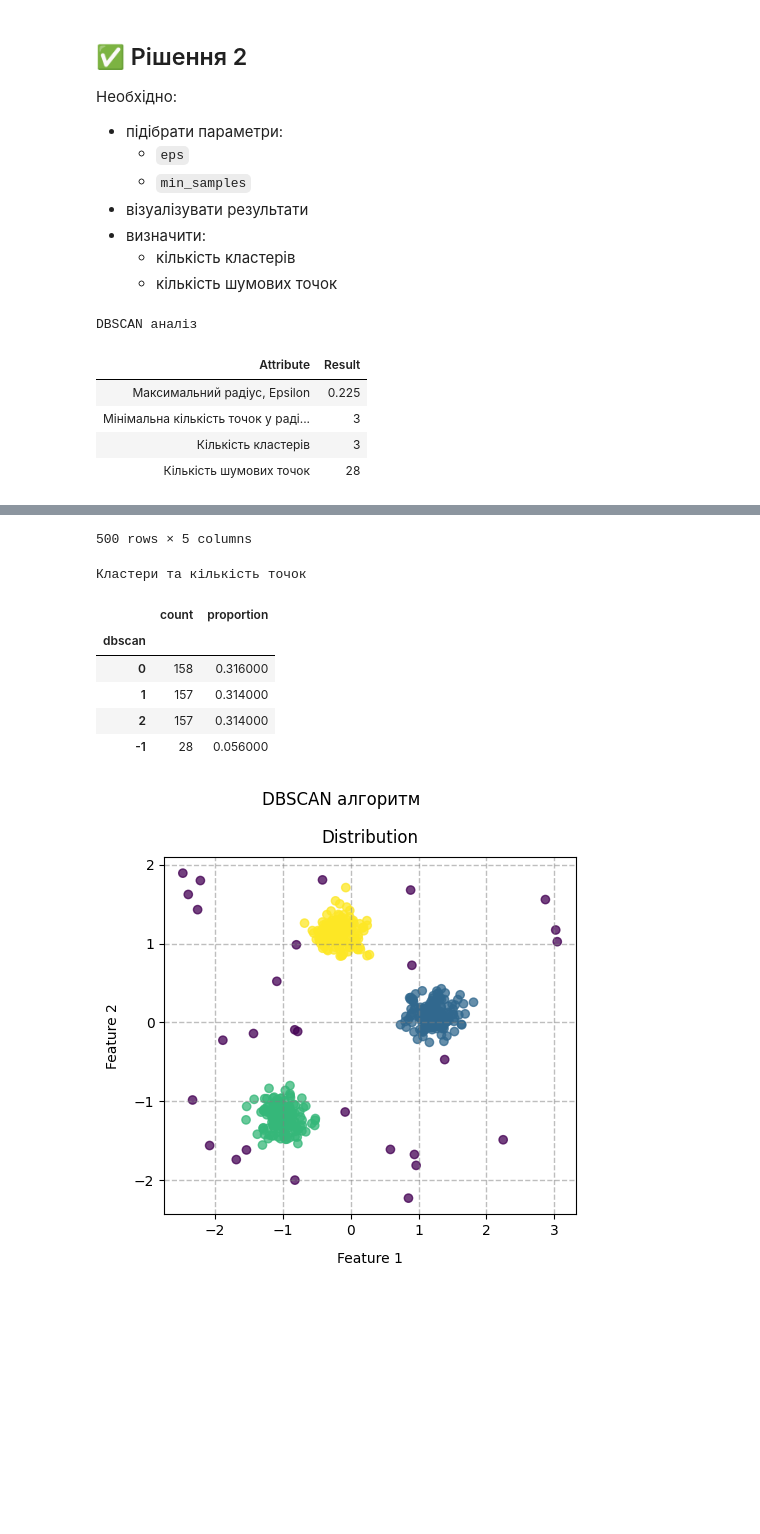
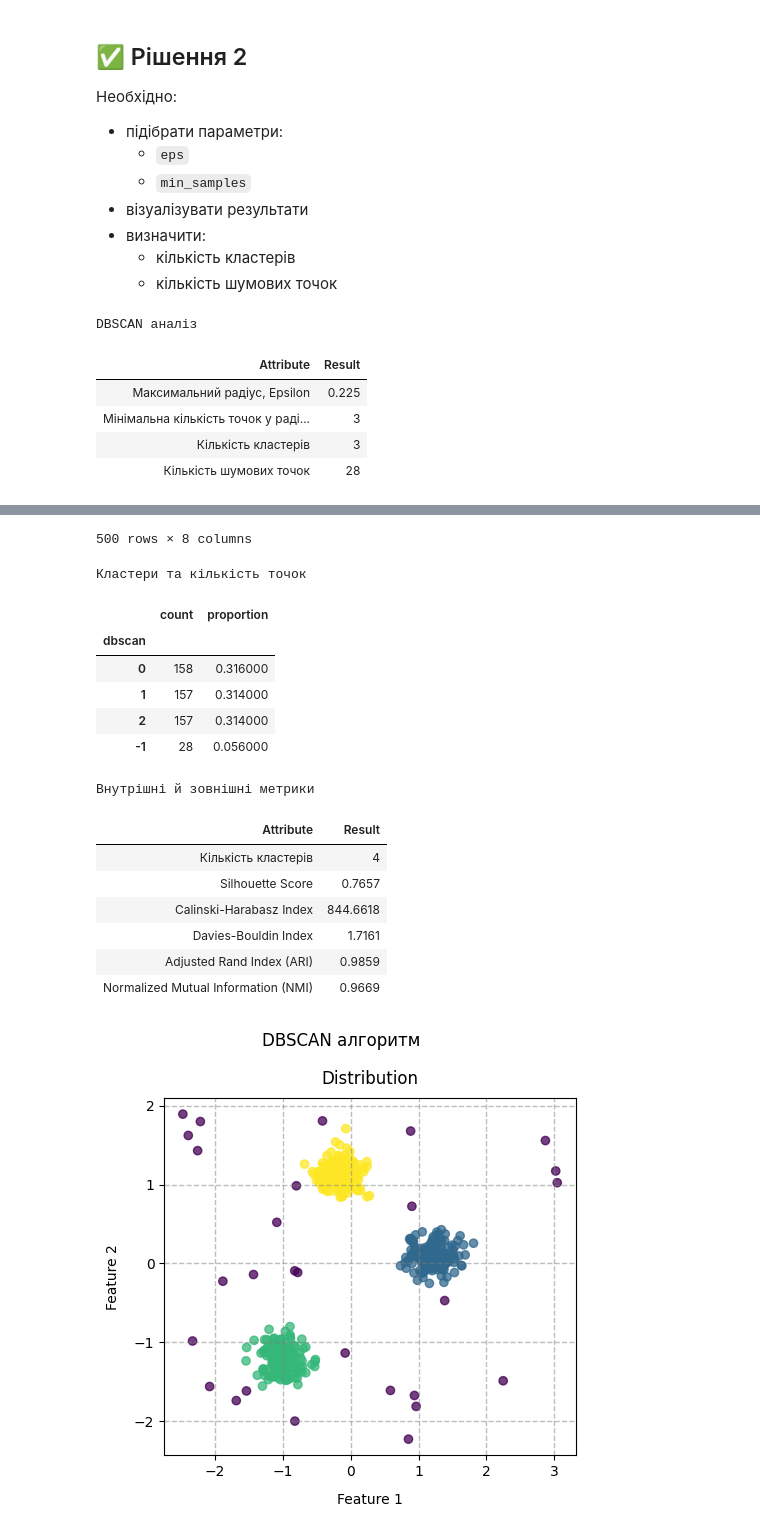
Before and after one commit to BogdanPinchuk/DataScience-PBY_HW19, a Jupyter notebook: Bohdan_Pinchuk_DS_HW19.ipynb, the cells around one changed output, grey strips where cells are left out. Drawn from its saved outputs; the diff is of its cells as text; code cells hidden in the pictures; blank space fills up the shorter version.

```diff
--- a/Bohdan_Pinchuk_DS_HW19.ipynb
+++ b/Bohdan_Pinchuk_DS_HW19.ipynb
@@ -615,6 +627,7 @@ eps_opt = 0.225
 min_samples_opt = 3
 dbscan_col_name = "dbscan"
 data_set = cluster_dataset_sc[[f1_col_name, f2_col_name]]
+labels_true = cluster_dataset_sc[y_col_name]
 
 # Solution
 dbscan = DBSCAN(
@@ -643,6 +656,8 @@ display(pd.concat([
     cluster_dataset_sc[dbscan_col_name].value_counts(),
     cluster_dataset_sc[dbscan_col_name].value_counts(normalize=True),
 ], axis=1).style.set_caption("Кластери та кількість точок"))
+
+rpt_dbscan = mn.calc_cluster_metrics(data_set, labels_dbscan, labels_true)
 # %% [output]
 DBSCAN аналіз
 | Attribute | Result |
@@ -665,11 +680,19 @@ DBSCAN аналіз
-500 rows × 5 columns
+500 rows × 8 columns
 Кластери та кількість точок
 |  | count | proportion |
 | dbscan |  |  |
 | 0 | 158 | 0.316000 |
 | 1 | 157 | 0.314000 |
 | 2 | 157 | 0.314000 |
 | -1 | 28 | 0.056000 |
+Внутрішні й зовнішні метрики
+| Attribute | Result |
+| Кількість кластерів | 4 |
+| Silhouette Score | 0.7657 |
+| Calinski-Harabasz Index | 844.6618 |
+| Davies-Bouldin Index | 1.7161 |
+| Adjusted Rand Index (ARI) | 0.9859 |
+| Normalized Mutual Information (NMI) | 0.9669 |
 # %%
 # Graphic results
 
```
Also changed, not shown: parts of 5 cells of this notebook.
